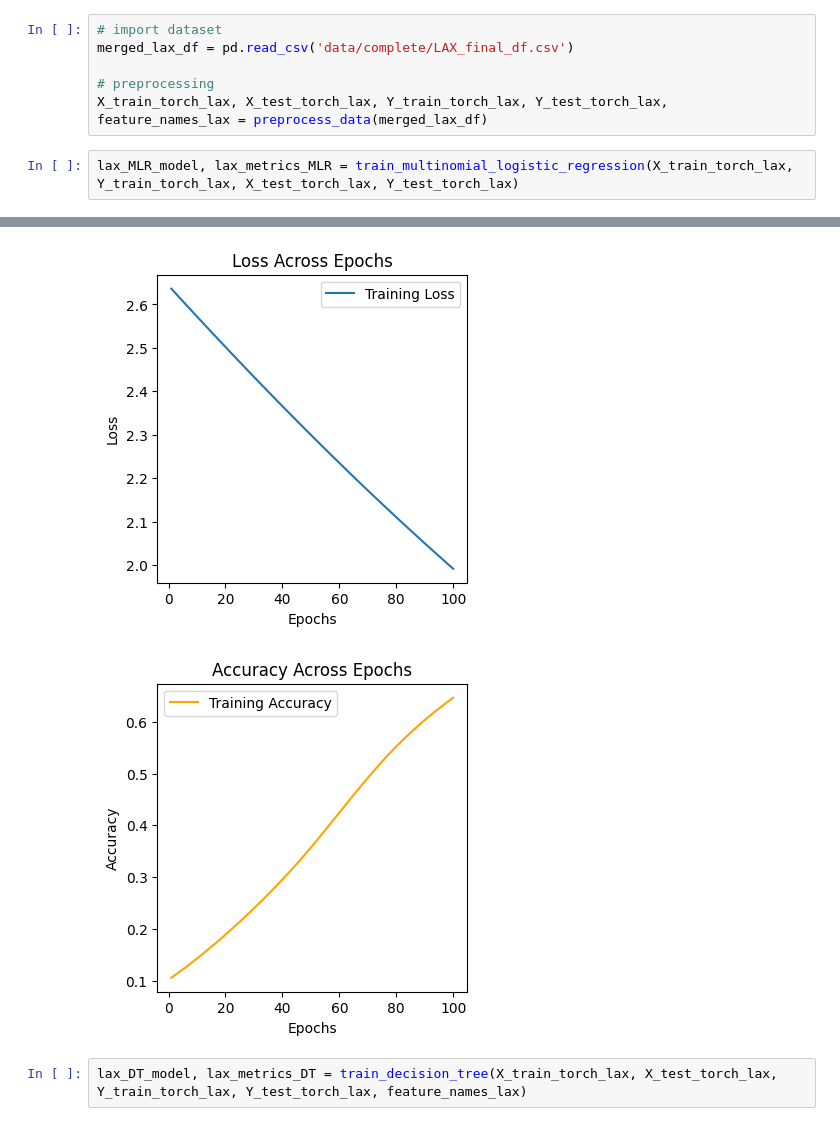
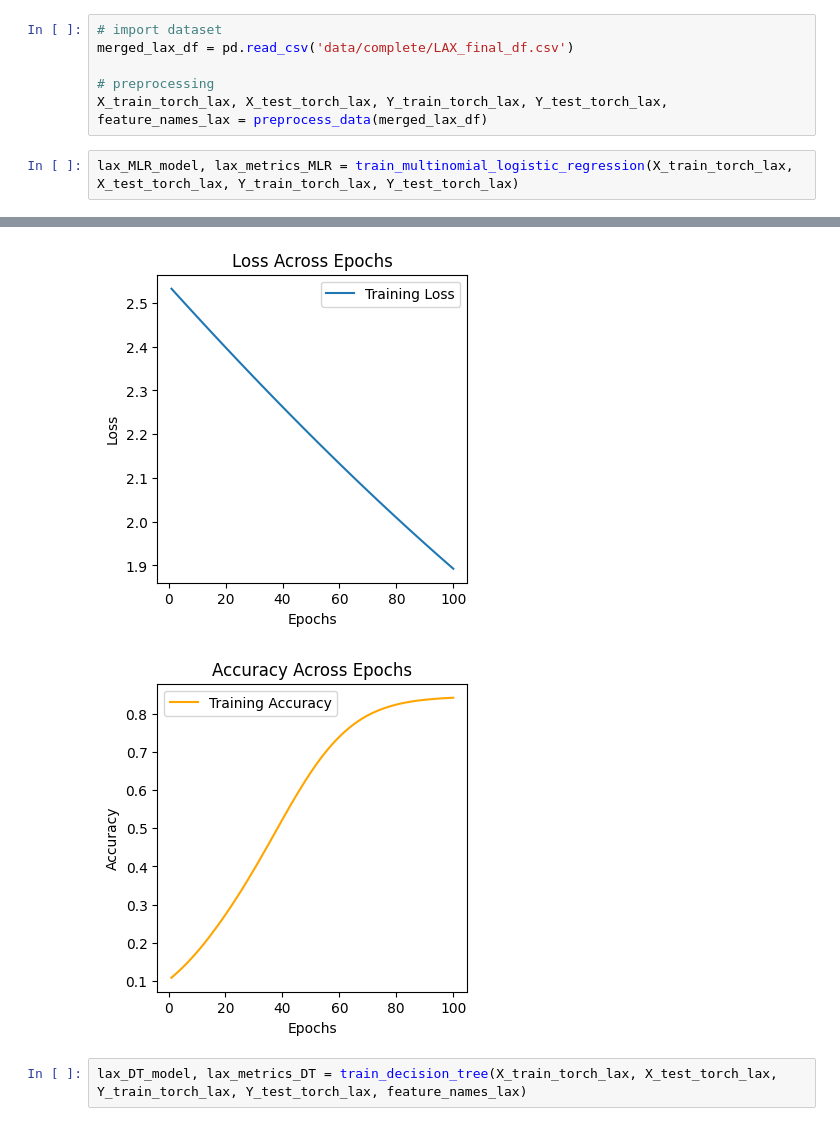
Before and after one commit to craigmiller24/MLP_Project, a Jupyter notebook: Baseline.ipynb, the cells around one changed output, grey strips where cells are left out. Cells and saved outputs as stored; diff of their text form.

```diff
--- a/Baseline.ipynb
+++ b/Baseline.ipynb
@@ -76,5 +116,5 @@ merged_lax_df = pd.read_csv('data/complete/LAX_final_df.csv')
 # preprocessing
 X_train_torch_lax, X_test_torch_lax, Y_train_torch_lax, Y_test_torch_lax, feature_names_lax = preprocess_data(merged_lax_df)
 # %%
-lax_MLR_model, lax_metrics_MLR = train_multinomial_logistic_regression(X_train_torch_lax, Y_train_torch_lax, X_test_torch_lax, Y_test_torch_lax)
+lax_MLR_model, lax_metrics_MLR = train_multinomial_logistic_regression(X_train_torch_lax, X_test_torch_lax, Y_train_torch_lax, Y_test_torch_lax)
 # %% [output]
@@ -98,5 +138,5 @@ F1: 0.6884
 [figure]
-[figure, old version]
+[figure, new version]
 # %%
 lax_DT_model, lax_metrics_DT = train_decision_tree(X_train_torch_lax, X_test_torch_lax, Y_train_torch_lax, Y_test_torch_lax, feature_names_lax)
 # %% [output]
```
Also changed, not shown: parts of 23 cells of this notebook, 13 other files.
